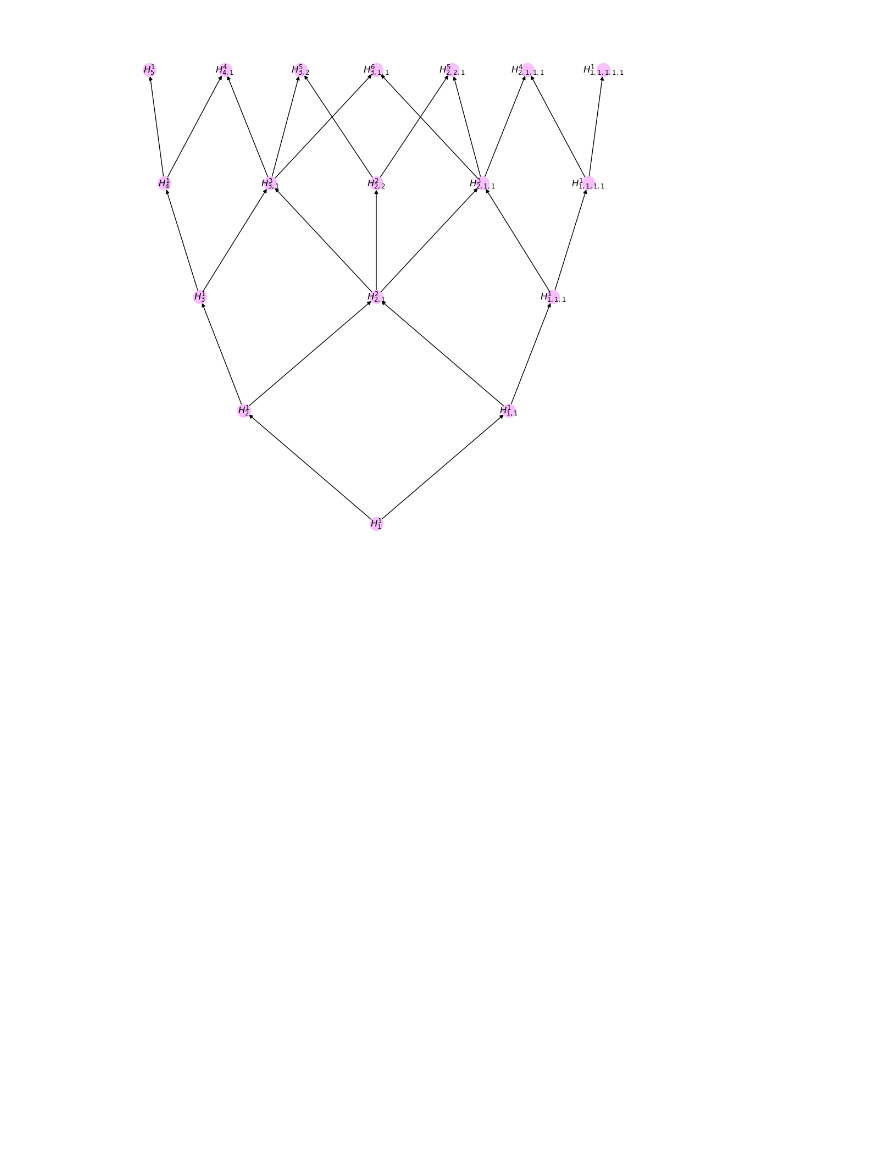
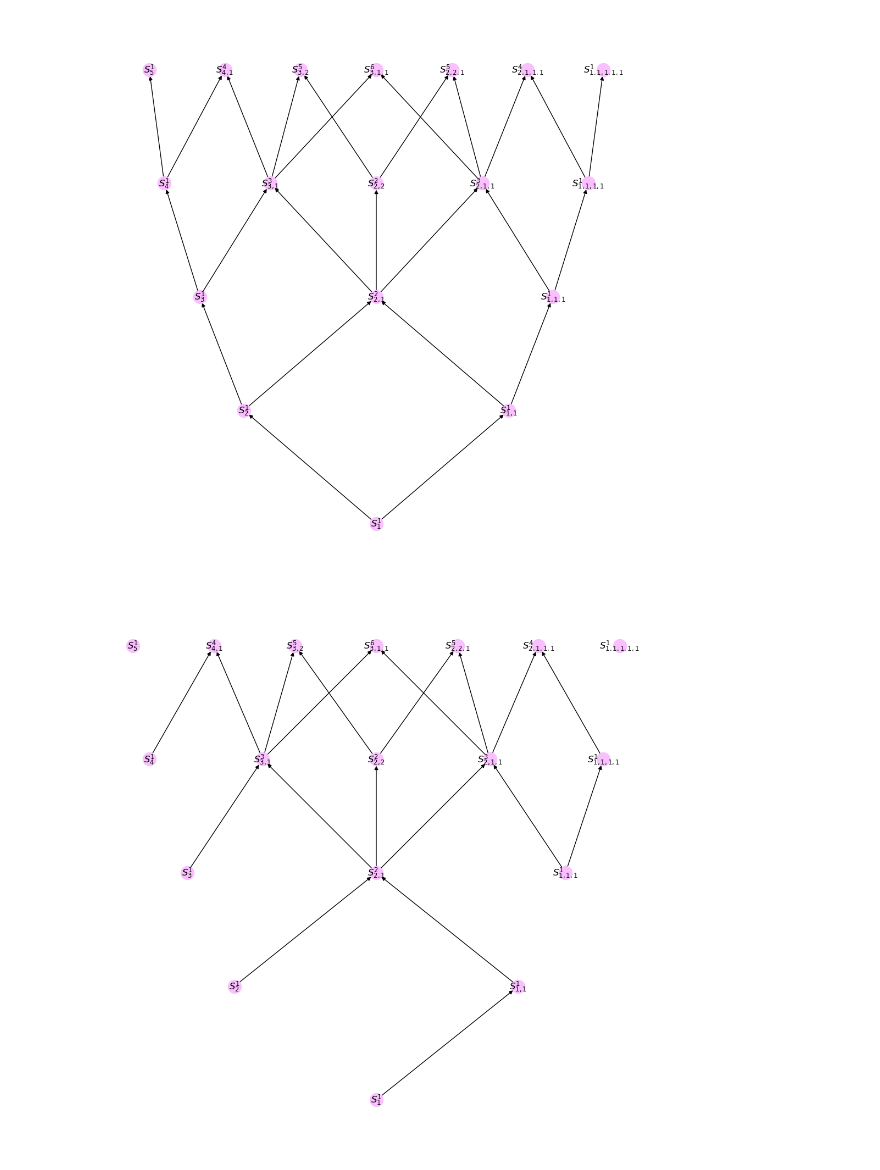
Before and after one commit to SachaGoldman/Torelli, a Jupyter notebook: torelli.ipynb, the cells around one changed output. Cells and saved outputs as stored; diff of their text form; code cells hidden in the pictures; blank space fills up the shorter version.

```diff
--- a/torelli.ipynb
+++ b/torelli.ipynb
@@ -158,7 +157,7 @@ def construct_tensor_algebra(max_degree):
         new_degree = {}
         new_maps = {}
 
-        maps_to_create = set(())
+        maps_to_create = {}
 
         for partition in tensor_algebra[degree_from].keys():
             new_tableau_by_partition = {}
@@ -172,7 +171,7 @@ def construct_tensor_algebra(max_degree):
 
                     new_degree[new_partition].append(new_tableau)
 
-                    maps_to_create.add((partition, new_partition))
+                    maps_to_create[(partition, new_partition)] = None
 
         dimensions = {partition: [0, len(new_degree[partition])] for partition in new_degree}
 
@@ -183,6 +182,9 @@ def construct_tensor_algebra(max_degree):
             new_maps[map_to_create] = SparseMatrix(dimensions[map_to_create[1]][0], domain_dimension, [0] * dimensions[map_to_create[1]][0] * domain_dimension).col_join(
                 SparseMatrix(eye(domain_dimension))).col_join(SparseMatrix(dimensions[map_to_create[1]][1], domain_dimension, [0] * dimensions[map_to_create[1]][1] * domain_dimension))
 
+            # new_maps[map_to_create] = SparseMatrix(dimensions[map_to_create[1]][1], domain_dimension, [0] * dimensions[map_to_create[1]][1] * domain_dimension).col_join(
+            #     SparseMatrix(eye(domain_dimension))).col_join(SparseMatrix(dimensions[map_to_create[1]][0], domain_dimension, [0] * dimensions[map_to_create[1]][0] * domain_dimension))
+
             dimensions[map_to_create[1]][0] += domain_dimension
 
         tensor_algebra[degree_to] = new_degree
@@ -197,7 +199,7 @@ def plot(graded_algebra_endomorphism, graded_algebra, latex, size=(10, 10)):
         return (f'd{degree}p' + f'{list(partition)}'[1:-1]).replace(' ', '').replace(',', 'c')
 
     def external_label(weight, dimension):
-        return '$H^{' + f'{dimension}' + '}_{' + f'{list(partition)}'[1:-1] + '}$'
+        return '$S^{' + f'{dimension}' + '}_{' + f'{list(partition)}'[1:-1] + '}$'
 
     G = nx.DiGraph()
     labels = {}
@@ -267,18 +286,17 @@ plot(right_multiplication, tensor_algebra, False)
 # %% [output]
 [figure]
 # %%
-def construct_free_lie_algebra(n):
-    tensor_algebra, left_multiplication = construct_tensor_algebra(
-        n)
-    right_multiplication = derive_right_multiplication(tensor_algebra, left_multiplication)
-
+def construct_bracket(left_multiplication, right_multiplication):
     bracket = {}
 
     for degree_from in left_multiplication:
         bracket[degree_from] = {}
 
         for non_zero_map in left_multiplication[degree_from]:
-            bracket[degree_from][non_zero_map] = left_multiplication[degree_from][non_zero_map] - \
+            new_map = left_multiplication[degree_from][non_zero_map] - \
                 right_multiplication[degree_from][non_zero_map]
 
-    return bracket, tensor_algebra
+            if new_map.rank() != 0:
+                bracket[degree_from][non_zero_map] = new_map
+
+    return bracket
@@ -286,0 +303,5 @@ bracket, free_lie_algebra = construct_free_lie_algebra(5)
+# %%
+bracket = construct_bracket(left_multiplication, right_multiplication)
+plot(bracket, tensor_algebra, False)
+# %% [output]
+[figure, added]
```
Also changed, not shown: parts of 26 cells of this notebook.
